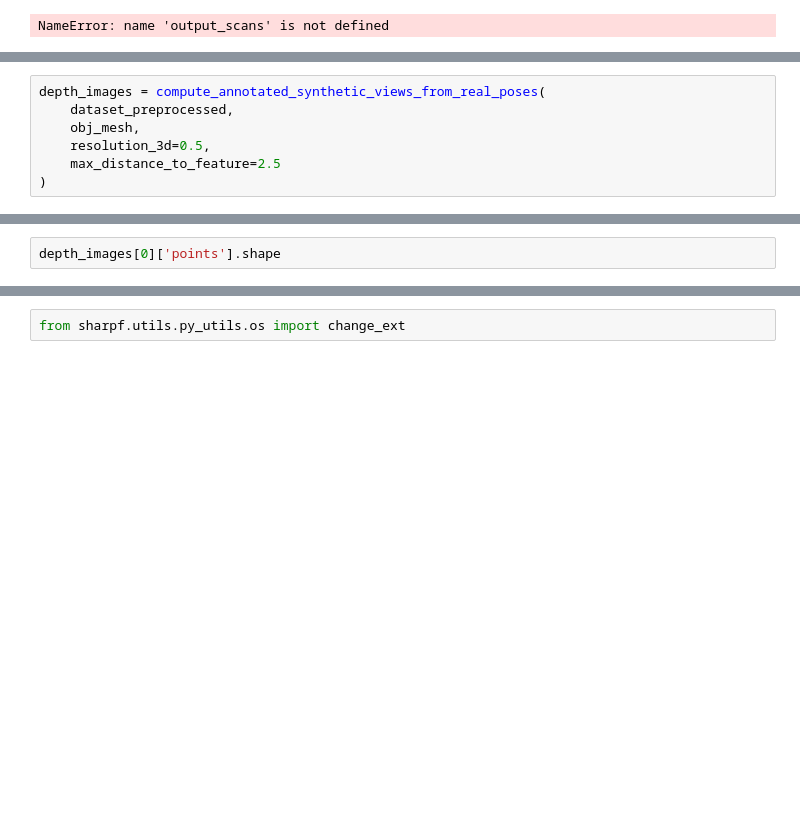
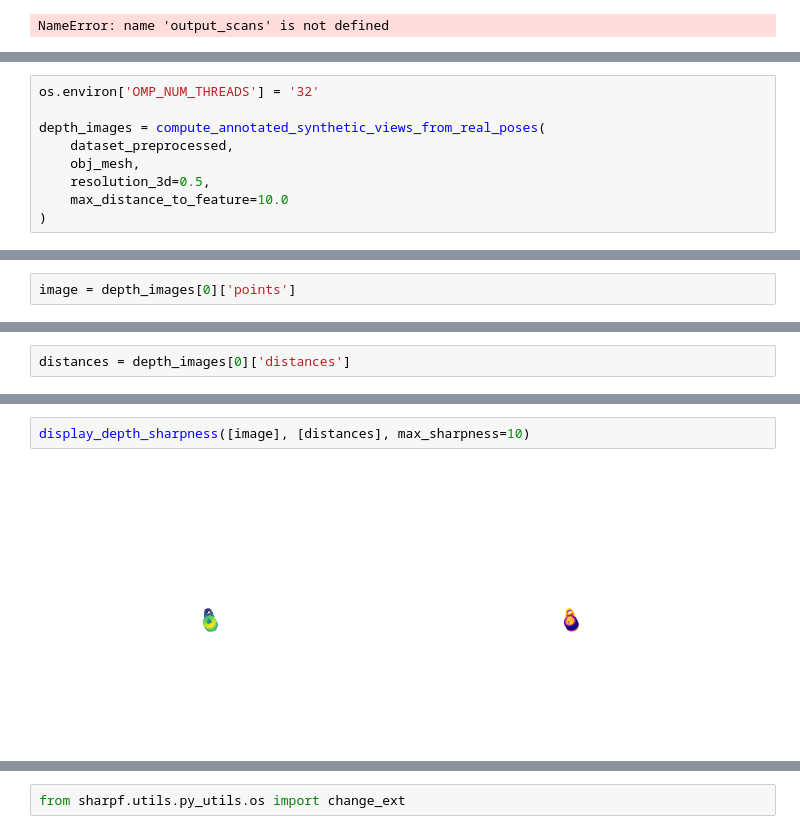
Before and after one commit to artonson/def, a Jupyter notebook: notebooks/points_whole_visualize.ipynb, the cells around one changed output, grey strips where cells are left out. Saved outputs shown, nothing was run; the diff lists cells and outputs as text; blank space fills up the shorter version.

```diff
--- a/notebooks/points_whole_visualize.ipynb
+++ b/notebooks/points_whole_visualize.ipynb
@@ -720,10 +740,12 @@ def compute_annotated_synthetic_views_from_real_poses(
 
     return depth_images
 # %%
+os.environ['OMP_NUM_THREADS'] = '32'
+
 depth_images = compute_annotated_synthetic_views_from_real_poses(
     dataset_preprocessed,
     obj_mesh,
     resolution_3d=0.5,
-    max_distance_to_feature=2.5
+    max_distance_to_feature=10.0
 )
 # %% [output]
@@ -731,2 +908,2 @@ depth_images = compute_annotated_synthetic_views_from_real_poses(
 # %%
-depth_images[0]['points'].shape
+image = depth_images[0]['points']
@@ -734,0 +910,2 @@ depth_images[0]['points'].shape
+# %%
+distances = depth_images[0]['distances']
@@ -734,0 +923,4 @@ depth_images[0]['points'].shape
+# %%
+display_depth_sharpness([image], [distances], max_sharpness=10)
+# %% [output]
+[figure, added]
```
Also changed, not shown: parts of 29 cells of this notebook, 15 other files.
